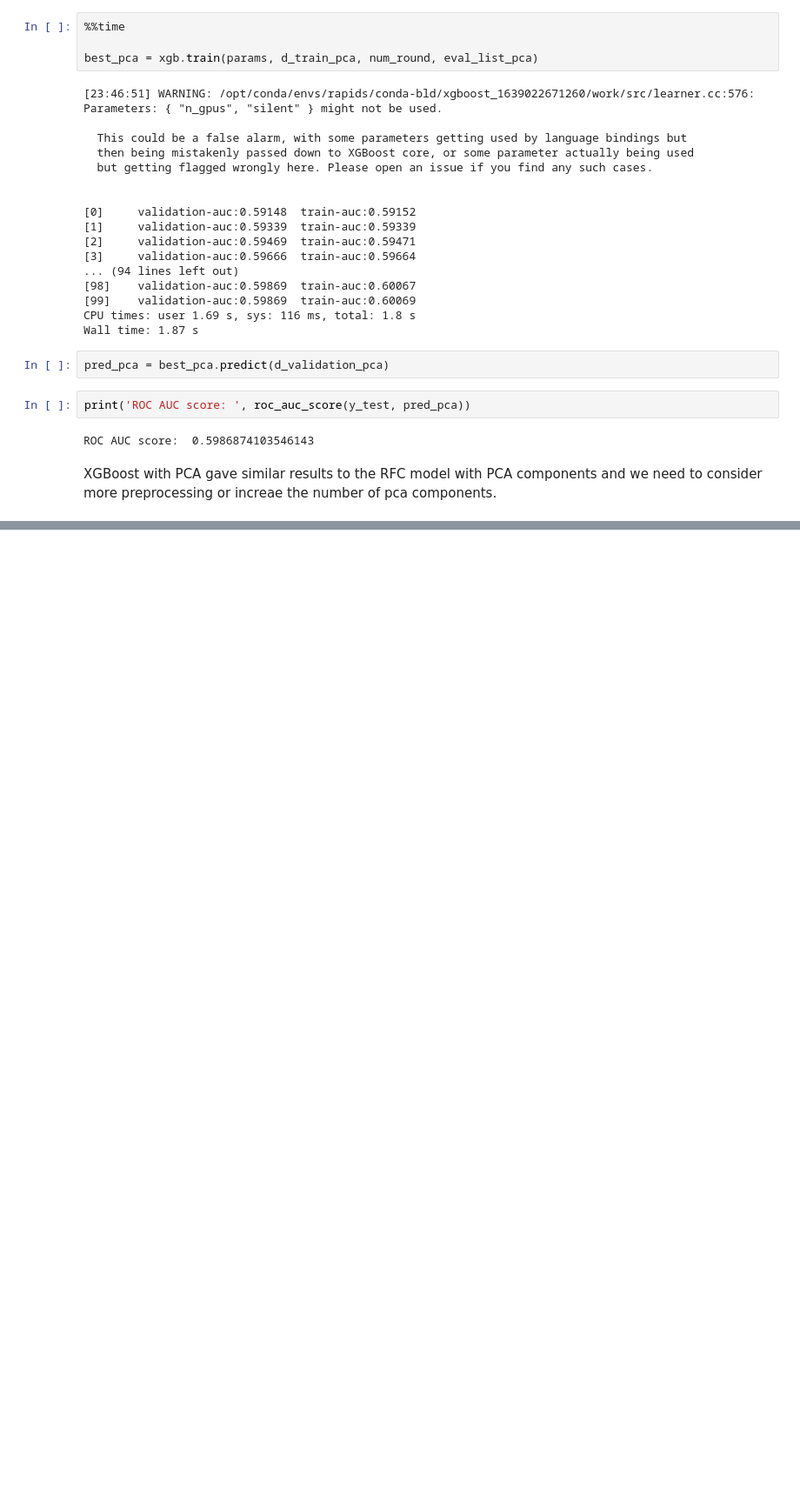
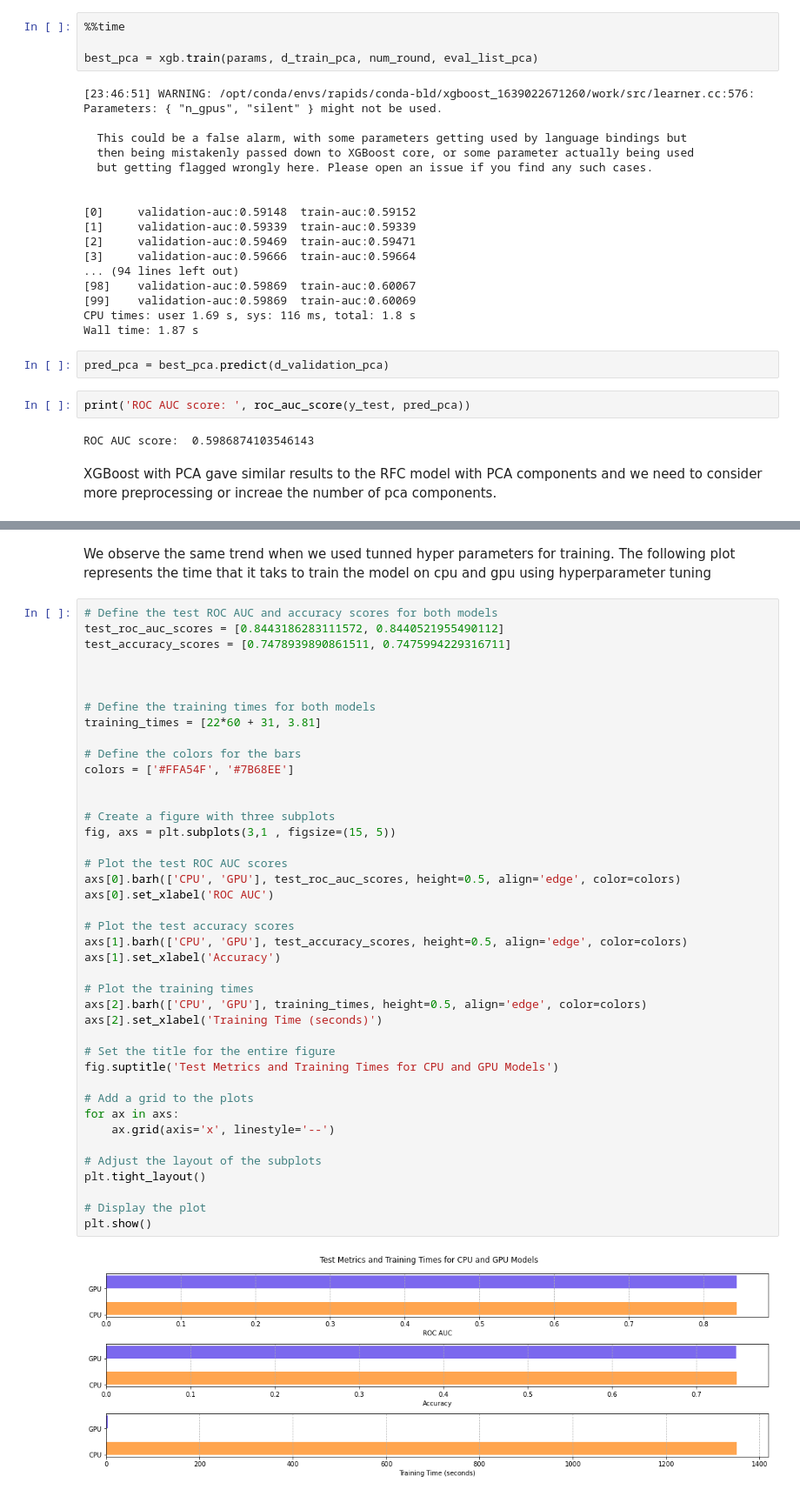
Before and after one commit to AbdullahTabassam/Higgs_Boson_Classifier, a Jupyter notebook: Combined.ipynb, the cells around one changed output, grey strips where cells are left out. Shown at 87% size. Saved outputs shown, nothing was run; the diff lists cells and outputs as text; blank space fills up the shorter version.

```diff
--- a/Combined.ipynb
+++ b/Combined.ipynb
@@ -718,0 +1102,45 @@ XGBoost with PCA gave similar results to the RFC model with PCA components and w
+# %% [markdown]
+We observe the same trend when we used tunned hyper parameters for training. The following plot represents the time that it taks to train the model on cpu and gpu using hyperparameter tuning
+# %%
+# Define the test ROC AUC and accuracy scores for both models
+test_roc_auc_scores = [0.8443186283111572, 0.8440521955490112]
+test_accuracy_scores = [0.7478939890861511, 0.7475994229316711]
+
+
+
+# Define the training times for both models
+training_times = [22*60 + 31, 3.81]
+
+# Define the colors for the bars
+colors = ['#FFA54F', '#7B68EE']
+
+
+# Create a figure with three subplots
+fig, axs = plt.subplots(3,1 , figsize=(15, 5))
+
+# Plot the test ROC AUC scores
+axs[0].barh(['CPU', 'GPU'], test_roc_auc_scores, height=0.5, align='edge', color=colors)
+axs[0].set_xlabel('ROC AUC')
+
+# Plot the test accuracy scores
+axs[1].barh(['CPU', 'GPU'], test_accuracy_scores, height=0.5, align='edge', color=colors)
+axs[1].set_xlabel('Accuracy')
+
+# Plot the training times
+axs[2].barh(['CPU', 'GPU'], training_times, height=0.5, align='edge', color=colors)
+axs[2].set_xlabel('Training Time (seconds)')
+
+# Set the title for the entire figure
+fig.suptitle('Test Metrics and Training Times for CPU and GPU Models')
+
+# Add a grid to the plots
+for ax in axs:
+    ax.grid(axis='x', linestyle='--')
+
+# Adjust the layout of the subplots
+plt.tight_layout()
+
+# Display the plot
+plt.show()
+# %% [output]
+[figure, added]
```
Also changed, not shown: parts of 28 cells of this notebook.
